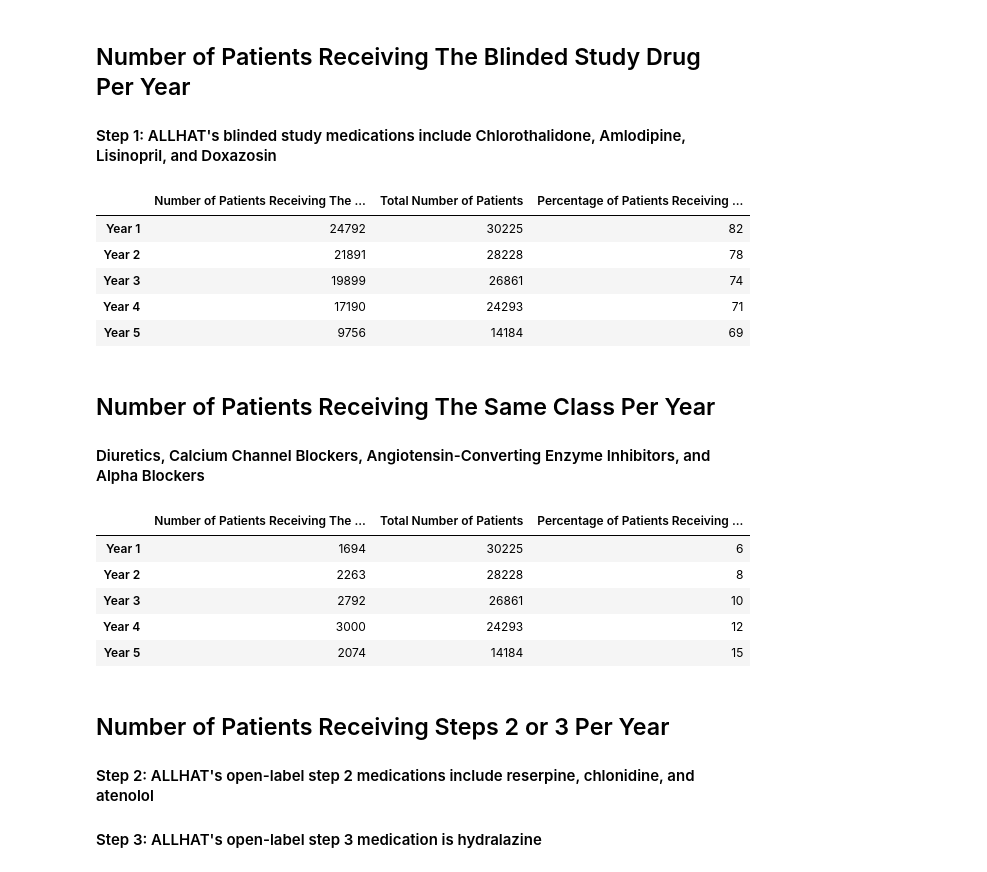
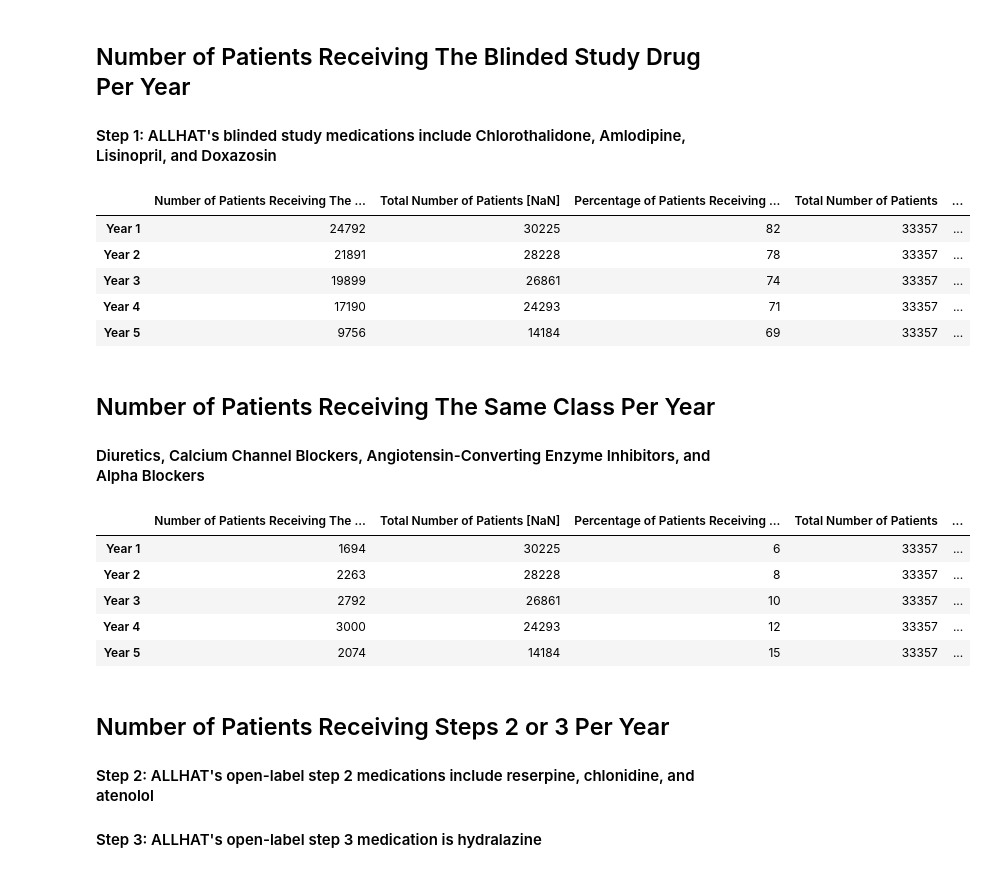
Before and after one commit to chiragnagpal/longitudinal_survival_phenotyping, a Jupyter notebook: dev/dev_statistics.ipynb, the cells around one changed output. Saved outputs shown, nothing was run; the diff lists cells and outputs as text; code cells hidden in the pictures.

```diff
--- a/dev/dev_statistics.ipynb
+++ b/dev/dev_statistics.ipynb
@@ -150,5 +150,5 @@ dataset = dataset.rename(columns={'FGLUCM48': 'Fasting Serum Glucose Year 4',
                                   'BLMEDS': 'Baseline Antihypertensive Treatment',
                                   'SEX': 'Sex',
                                   'AGE': 'Age',
-                                  'RZGROUP': 'Antihypertensive Randomization Group'})
+                                  'RZGROUP': 'Antihypertensive Trial Randomization Group'})
 # %%
@@ -263,14 +271,20 @@ def quantity_stat(name, bool_val, bool_oper, duplication = 0):
 
     return stat
 # %%
-def total_NonNaN(name, duplication = 0):
+def total_NonNaN(dataframe, name, odd = True, duplication = 0):
     total = []
-    if duplication is 0:
-        return dataset[name].count()
+    if duplication == 0:
+        return dataframe[name].count()
     else:
-        for i in range(duplication):
-            cur_name = name + ' '+ str(i+1)
-            total.append(dataset[cur_name].count())
+        if odd:
+            for i in range(duplication):
+                cur_name = name + ' '+ str(i+1)
+                total.append(dataframe[cur_name].count())
+        else:
+            for i in range(duplication):
+                i += i+2
+                cur_name = name + ' ' + str(i)
+                total.append(dataframe[cur_name].count())
 
     return total
 # %%
@@ -288,13 +302,19 @@ def yearly_percentage(data_list, tot_list):
 # %% [markdown]
 ## Number of Patients on Multiple Antihypertensive Medications Per Year
 # %%
-multi_drugs_per_year = quantity_stat('Number of Antihypertensive Medications Year', 1.0, '>', duplication = 5 )
-tot_patients_md = total_NonNaN('Number of Antihypertensive Medications Year', duplication = 5)
+tot_patients = [33357]
+for i in range(4):
+    tot_patients.append(33357)
+
+multi_drugs_per_year = quantity_stat(dataset, 'Number of Antihypertensive Medications Year', 1.0, '>', duplication = 5 )
+tot_patients_md = total_NonNaN(dataset,'Number of Antihypertensive Medications Year', duplication = 5)
 percentages_md = yearly_percentage(multi_drugs_per_year, tot_patients_md)
 
 data_md = {'Number of Patients Taking Multiple Drugs Per Year': multi_drugs_per_year,
-          'Total Number of Patients': tot_patients_md,
-          'Percentage of Patients Taking Multiple Drugs Per Year': percentages_md }
+           'Total Number of Patients [NaN]': tot_patients_md,
+           'Percentage of Patients Taking Multiple Drugs Per Year [NaN]': percentages_md,
+           'Total Number of Patients': tot_patients,
+           'Percentage of Patients Taking Multiple Drugs Per Year': yearly_percentage(multi_drugs_per_year, tot_patients)}
 
 dataframe_md = pd.DataFrame(data_md, index = ['Year 1', 'Year 2', 'Year 3', 'Year 4', 'Year 5'])
 dataframe_md
@@ -366,43 +392,47 @@ display(dataframe_comb_cross)
 
 #### Step 1: ALLHAT's blinded study medications include Chlorothalidone, Amlodipine, Lisinopril, and Doxazosin
 # %%
-blind_drug_per_year = quantity_stat('Receiving Blinded Study Drug Year', 'Yes', '==', duplication = 5 )
-tot_patients_bd = total_NonNaN('Receiving Blinded Study Drug Year', duplication = 5)
+blind_drug_per_year = quantity_stat(dataset, 'Receiving Blinded Study Drug Year', 'Yes', '==', duplication = 5 )
+tot_patients_bd = total_NonNaN(dataset, 'Receiving Blinded Study Drug Year', duplication = 5)
 percentages_bd = yearly_percentage(blind_drug_per_year, tot_patients_bd)
 
 data_bd = {'Number of Patients Receiving The Blinded Study Drug Per Year': blind_drug_per_year,
-          'Total Number of Patients': tot_patients_bd,
-          'Percentage of Patients Receiving The Blinded Study Drug Per Year': percentages_bd}
+           'Total Number of Patients [NaN]': tot_patients_bd,
+           'Percentage of Patients Receiving The Blinded Study Drug Per Year [NaN]': percentages_bd,
+           'Total Number of Patients': tot_patients,
+           'Percentage of Patients Receiving The Blinded Study Drug Per Year': yearly_percentage(blind_drug_per_year, tot_patients)}
 dataframe_bd = pd.DataFrame(data_bd, index = ['Year 1', 'Year 2', 'Year 3', 'Year 4', 'Year 5'])
 display(dataframe_bd)
 # %% [output]
-|  | Number of Patients Receiving The ... | Total Number of Patients | Percentage of Patients Receiving ... |
-| Year 1 | 24792 | 30225 | 82 |
-| Year 2 | 21891 | 28228 | 78 |
-| Year 3 | 19899 | 26861 | 74 |
-| Year 4 | 17190 | 24293 | 71 |
-| Year 5 | 9756 | 14184 | 69 |
+|  | Number of Patients Receiving The ... | Total Number of Patients [NaN] | Percentage of Patients Receiving ... | Total Number of Patients | ... |
+| Year 1 | 24792 | 30225 | 82 | 33357 | ... |
+| Year 2 | 21891 | 28228 | 78 | 33357 | ... |
+| Year 3 | 19899 | 26861 | 74 | 33357 | ... |
+| Year 4 | 17190 | 24293 | 71 | 33357 | ... |
+| Year 5 | 9756 | 14184 | 69 | 33357 | ... |
 # %% [markdown]
 ## Number of Patients Receiving The Same Class Per Year
 
 #### Diuretics, Calcium Channel Blockers, Angiotensin-Converting Enzyme Inhibitors, and Alpha Blockers
 # %%
-same_class_per_year = quantity_stat('Receiving Same Class Year', 'Yes', '==', duplication = 5)
-tot_patients_sc = total_NonNaN('Receiving Same Class Year', duplication = 5)
+same_class_per_year = quantity_stat(dataset, 'Receiving Same Class Year', 'Yes', '==', duplication = 5)
+tot_patients_sc = total_NonNaN(dataset, 'Receiving Same Class Year', duplication = 5)
 percentages_sc = yearly_percentage(same_class_per_year, tot_patients_sc)
 
 data_sc = {'Number of Patients Receiving The Same Class Per Year': same_class_per_year,
-          'Total Number of Patients': tot_patients_sc,
-          'Percentage of Patients Receiving The Same Class Per Year': percentages_sc}
+           'Total Number of Patients [NaN]': tot_patients_sc,
+           'Percentage of Patients Receiving The Same Class Per Year [NaN]': percentages_sc,
+           'Total Number of Patients': tot_patients,
+           'Percentage of Patients Receiving The Same Class Per Year': yearly_percentage(same_class_per_year, tot_patients)}
 dataframe_sc = pd.DataFrame(data_sc, index = ['Year 1', 'Year 2', 'Year 3', 'Year 4', 'Year 5'])
 display(dataframe_sc)
 # %% [output]
-|  | Number of Patients Receiving The ... | Total Number of Patients | Percentage of Patients Receiving ... |
-| Year 1 | 1694 | 30225 | 6 |
-| Year 2 | 2263 | 28228 | 8 |
-| Year 3 | 2792 | 26861 | 10 |
-| Year 4 | 3000 | 24293 | 12 |
-| Year 5 | 2074 | 14184 | 15 |
+|  | Number of Patients Receiving The ... | Total Number of Patients [NaN] | Percentage of Patients Receiving ... | Total Number of Patients | ... |
+| Year 1 | 1694 | 30225 | 6 | 33357 | ... |
+| Year 2 | 2263 | 28228 | 8 | 33357 | ... |
+| Year 3 | 2792 | 26861 | 10 | 33357 | ... |
+| Year 4 | 3000 | 24293 | 12 | 33357 | ... |
+| Year 5 | 2074 | 14184 | 15 | 33357 | ... |
 # %% [markdown]
 ## Number of Patients Receiving Steps 2 or 3 Per Year
 
```
Also changed, not shown: parts of 32 cells of this notebook, 1 other file.
